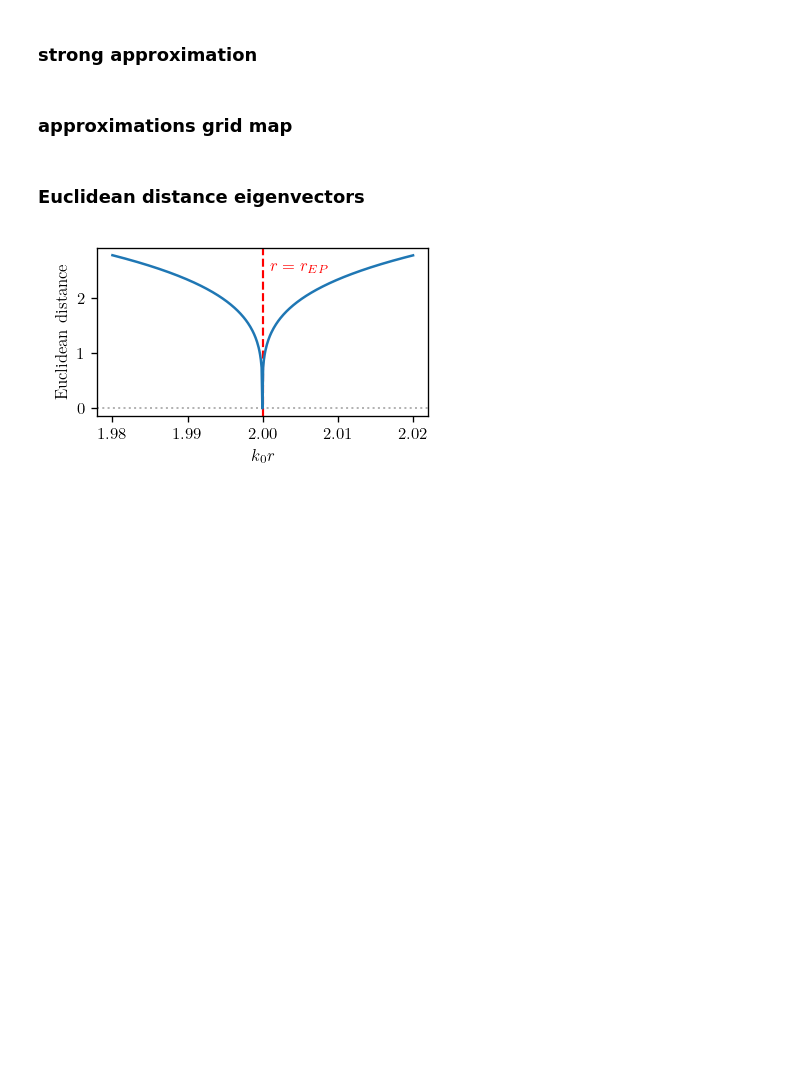
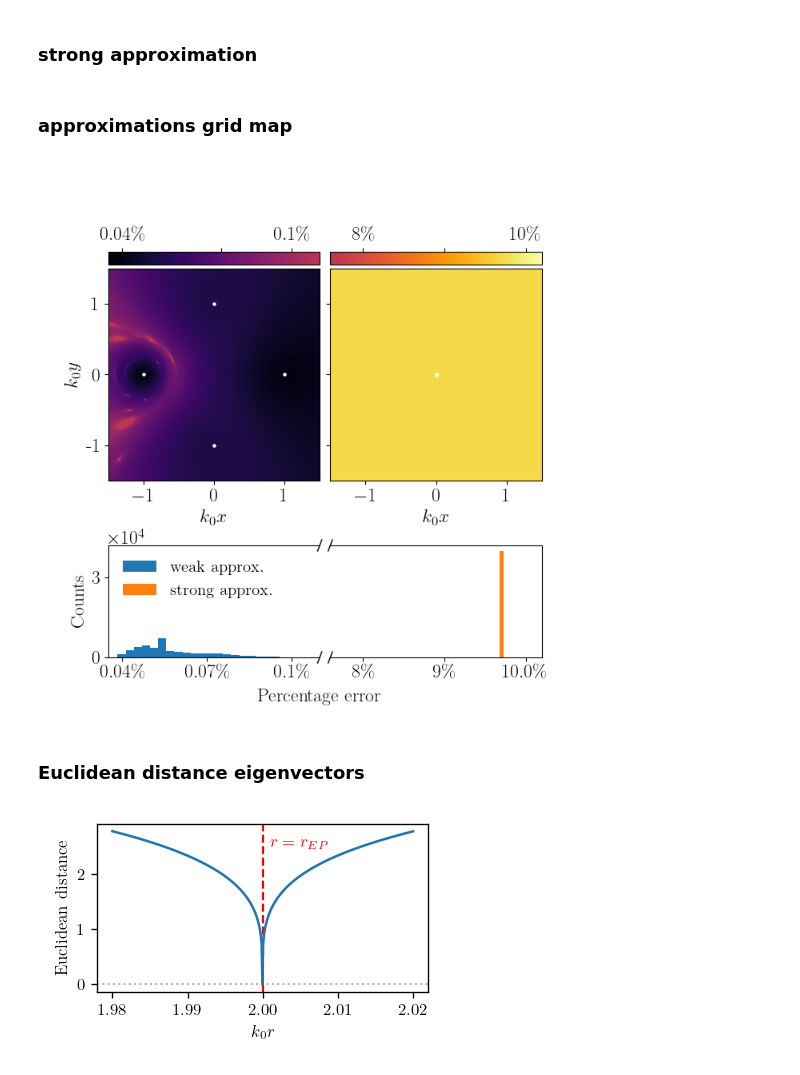
Before and after one commit to mekise/graph-theory-dda, a Jupyter notebook: notebooks/plot_paper.ipynb, the cells around one changed output. Drawn from its saved outputs; the diff is of its cells as text; code cells hidden in the pictures; blank space fills up the shorter version.

```diff
--- a/notebooks/plot_paper.ipynb
+++ b/notebooks/plot_paper.ipynb
@@ -1,8 +1,9 @@
 # %%
 import numpy as np
+from numpy import linalg as la
 import matplotlib.pyplot as plt
 import matplotlib.ticker as mtick
-from numpy import linalg as la
+import matplotlib.colors as mcolors
 import matplotlib.animation as animation
 %matplotlib widget
 
@@ -24,6 +25,14 @@ figsize = (figwidth, figheight)
 figsize_mod = (figwidth, figheight*1.07)
 figsize_2col = (figwidth*2, figheight*2)
 figsize_map = (figwidth, figwidth)
+
+def truncate_colormap(cmap, minval=0.0, maxval=1.0, n=-1):
+    if n == -1:
+        n = cmap.N
+    new_cmap = mcolors.LinearSegmentedColormap.from_list(
+         'trunc({name},{a:.2f},{b:.2f})'.format(name=cmap.name, a=minval, b=maxval),
+         cmap(np.linspace(minval, maxval, n)))
+    return new_cmap
 # %% [markdown]
 Sol used for all EP plots:
 
@@ -173,7 +182,7 @@ plt.rcParams.update({
     "font.family": "serif",
     "font.serif": "cm",
     "font.size": 17,
-    "legend.fontsize": 16
+    "legend.fontsize": 15
 })
 
 from mpl_toolkits.axes_grid1 import make_axes_locatable
@@ -199,50 +208,69 @@ for i in range(scattwk.shape[0]):
 im1 = ax.imshow(deviationavgwk,
            origin="lower",
            extent=(xx[0], xx[-1], yy[0], yy[-1]),
-           cmap="magma",
-           vmin=0.0004,
+           cmap=truncate_colormap(plt.get_cmap("inferno"), 0, 0.5),
+           vmin=0.00035,
            vmax=0.0011)
 ax.set_xlabel("$k_0x$")
 ax.set_ylabel("$k_0y$")
 ax.set_yticks([-1,0,1],['-1', '0', '1'])
 divider1 = make_axes_locatable(ax)
 cax1 = divider1.append_axes("top", size="6%", pad=0.05)
-cbar1 = plt.colorbar(im1, cax=cax1, ticks=[0.0005, 0.00075, 0.001], format="%.2f", orientation="horizontal")
-cbar1.set_ticklabels(['$0.05\%$', '', '$0.1\%$'])
+cbar1 = plt.colorbar(im1, cax=cax1, ticks=[0.0004, 0.00075, 0.001], format="%.2f", orientation="horizontal")
+cbar1.set_ticklabels(['$0.04\%$', '', '$0.1\%$'])
 cax1.xaxis.set_ticks_position("top")
 
 ax = fig.add_subplot(gs[0,1])
 for i in range(scattst.shape[0]):
     ax.scatter(scattst[i, 0], scattst[i, 1], c='w', s=5)
 im2 = ax.imshow(deviationavgst,
            origin="lower",
            extent=(xx[0], xx[-1], yy[0], yy[-1]),
-           cmap="magma",
-           vmin=0.09698,
-           vmax=0.09712)
+           cmap=truncate_colormap(plt.get_cmap("inferno"), 0.5, 1),
+           vmin=0.076,
+           vmax=0.102)
 ax.set_xlabel("$k_0x$")
 ax.set_yticks([-1,0,1],['', '', ''])
 divider2 = make_axes_locatable(ax)
 cax2 = divider2.append_axes("top", size="6%", pad=0.05)
-cbar2 = plt.colorbar(im2, cax=cax2, ticks=[0.0970, 0.09705, 0.0971], format="%.2f", orientation="horizontal")
-cbar2.set_ticklabels(['9.70\%', '', '9.71\%'])
+cbar2 = plt.colorbar(im2, cax=cax2, ticks=[0.08, 0.09, 0.1], format="%.2f", orientation="horizontal")
+cbar2.set_ticklabels(['8\%', '', '10\%'])
 cax2.xaxis.set_ticks_position("top")
 
-ax = fig.add_subplot(gs[1,:])
-ax.hist(list(np.concatenate(deviationavgwk).flat), bins=400, label="weak approx.")
-ax.hist(list(np.concatenate(1e-2*deviationavgst).flat), bins=1, label="strong approx.")
+ax = fig.add_subplot(gs[1,0])
+ax.hist(list(np.concatenate(deviationavgwk).flat), bins=200, label="weak approx.")
+ax.hist(list(np.concatenate(deviationavgst).flat), bins=1, label="strong approx.")
 ax.legend(frameon=False, loc="upper left")
 ax.set_xlabel("Percentage error")
+ax.xaxis.set_label_coords(1, -0.28, transform=ax.transAxes)
 ax.set_ylabel("Counts")
-ax.set_xticks([0.0004, 0.0006, 0.0008, 0.001], ["$0.04\%$", "$0.06\%$", "$0.08\%$", "$0.1\%$"])
+ax.set_xticks([0.0004, 0.0007, 0.001], ["$0.04\%$", "$0.07\%$", "$0.1\%$"])
 ax.set_yticks([0, 30000], ["0", "3"])
 ax.text(0, 1.03, "$\\times 10^4$", transform=ax.transAxes)
-ax.set_xlim(0.38e-3,1.02e-3)
-# ax.ticklabel_format(axis='y', scilimits=(0,4))
+ax.set_xlim(0.35e-3,1.1e-3)
+ax.spines["right"].set_visible(False)
+d = .05
+kwargs = dict(transform=ax.transAxes, color='k', clip_on=False)
+ax.plot((1-0.2*d, 1+0.2*d), (-d, +d), **kwargs, lw=1)
+ax.plot((1-0.2*d, 1+0.2*d), (1-d, 1+d), **kwargs, lw=1)
+
+ax = fig.add_subplot(gs[1,1])
+ax.hist(list(np.concatenate(deviationavgst).flat), bins=1, label="strong approx.", color="C1")
+ax.set_xticks([0.08, 0.09, 0.1], ["$8\%$", "$9\%$", "$10.0\%$"])
+ax.set_yticks([0, 30000], ["0", "3"])
+ax.set_xlim(0.076,0.102)
+ax.spines["left"].set_visible(False)
+ax.tick_params(left=False, labelleft=False)
+d = .05
+kwargs = dict(transform=ax.transAxes, color='k', clip_on=False)
+ax.plot((-0.2*d, 0.2*d), (-d, +d), **kwargs, lw=1)
+ax.plot((-0.2*d, 0.2*d), (1-d, 1+d), **kwargs, lw=1)
 
 # plt.tight_layout()
 plt.savefig(saveplot)
 plt.show()
+# %% [output]
+[figure, added]
 # %% [markdown]
 ### Euclidean distance eigenvectors
 # %%
```
